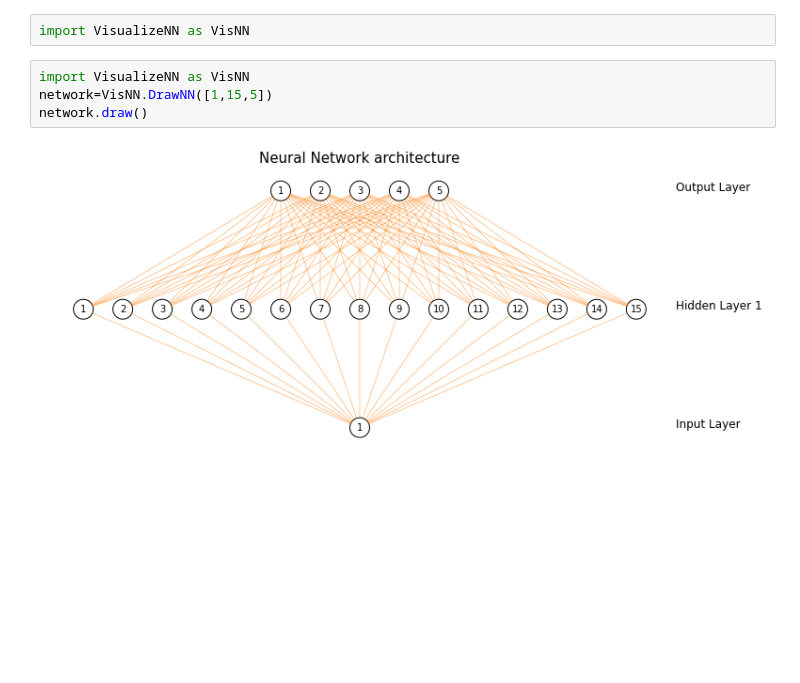
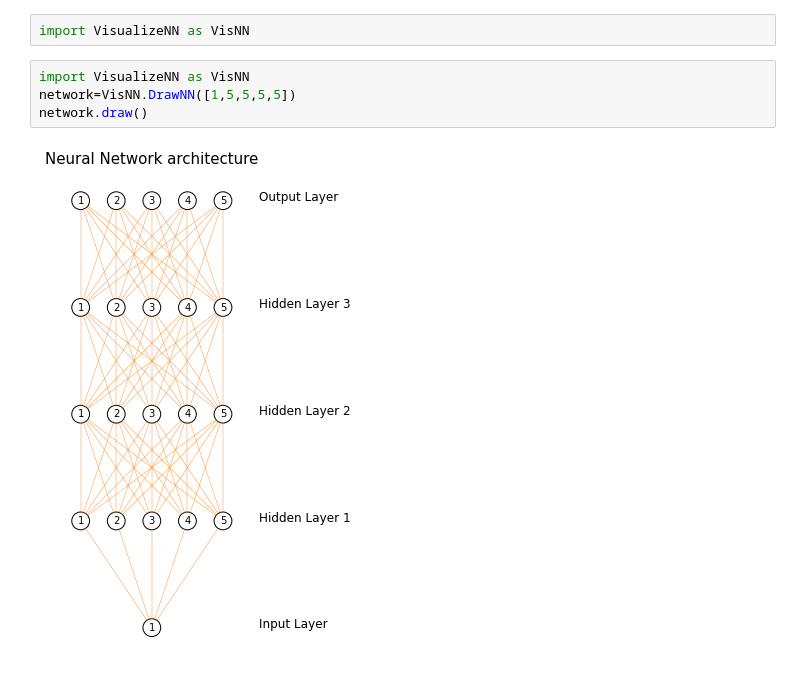
Before and after one commit to abbass12/FourierSeriesClassification, a Jupyter notebook: archive/visualize-neural-network-master/visualization.ipynb, the cells around one changed output. Cells and saved outputs as stored; diff of their text form; blank space fills up the shorter version.

```diff
--- a/archive/visualize-neural-network-master/visualization.ipynb
+++ b/archive/visualize-neural-network-master/visualization.ipynb
@@ -2,7 +2,7 @@
 import VisualizeNN as VisNN
 # %%
 import VisualizeNN as VisNN
-network=VisNN.DrawNN([1,15,5])
+network=VisNN.DrawNN([1,5,5,5,5])
 network.draw()
 # %% [output]
-[figure, old version]
+[figure, new version]
```
Also changed, not shown: 17 other files.
